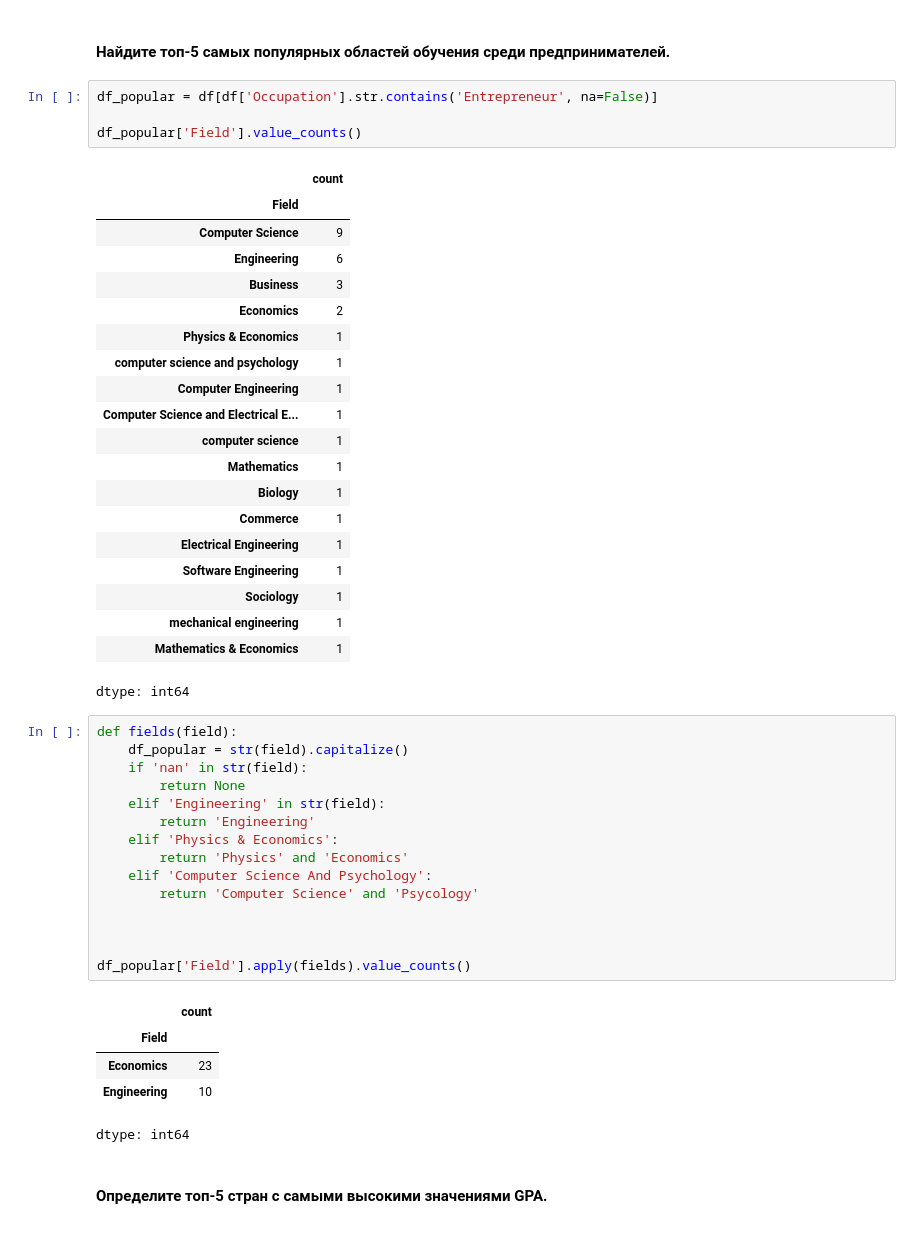
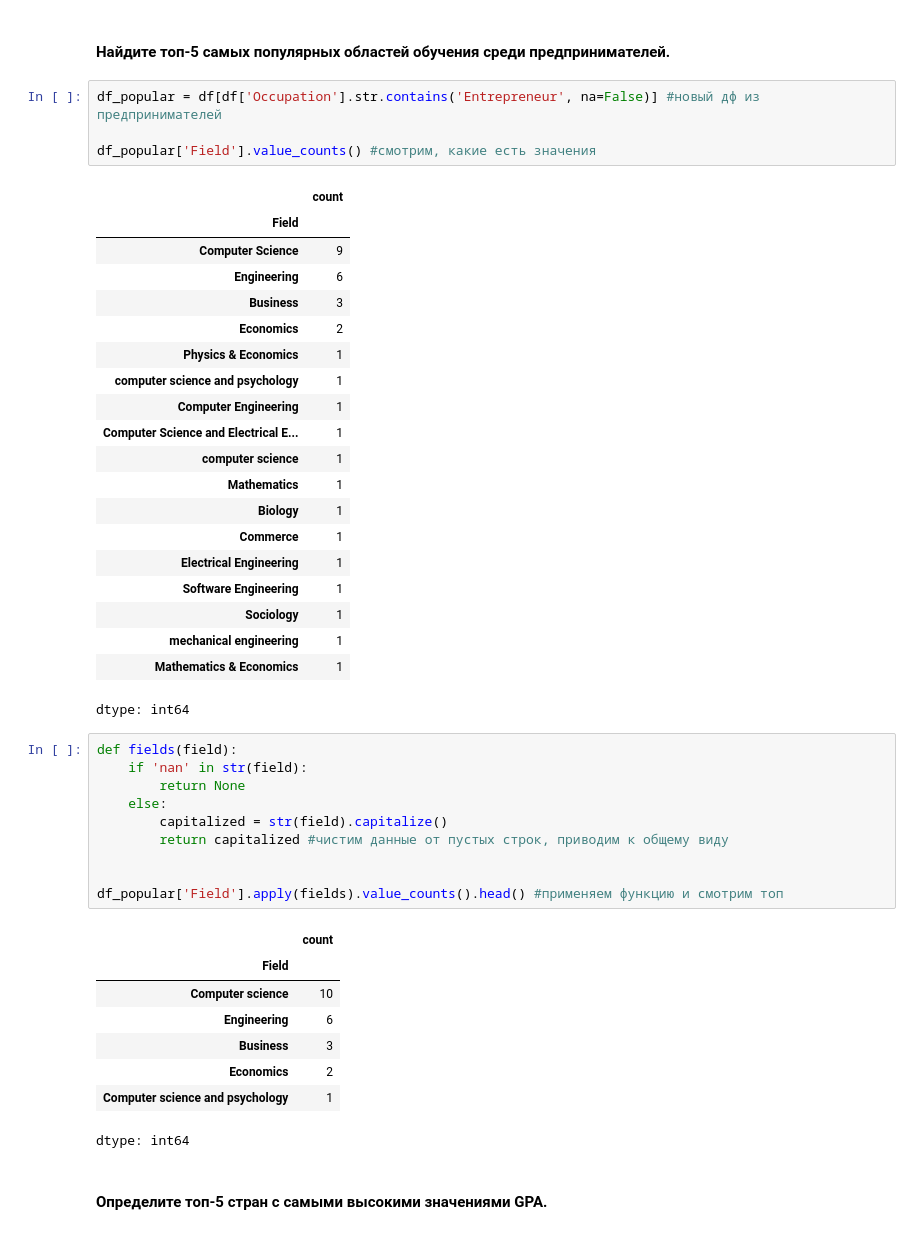
Before and after one commit to Alena-Ab/lingdata, a Jupyter notebook: homework22-23/hw1_2025.ipynb, the cells around one changed output. Saved outputs shown, nothing was run; the diff lists cells and outputs as text.

```diff
--- a/homework22-23/hw1_2025.ipynb
+++ b/homework22-23/hw1_2025.ipynb
@@ -349,9 +349,9 @@ dtype: int64
 # %% [markdown]
 #### Найдите топ-5 самых популярных областей обучения среди предпринимателей.
 # %%
-df_popular = df[df['Occupation'].str.contains('Entrepreneur', na=False)]
+df_popular = df[df['Occupation'].str.contains('Entrepreneur', na=False)] #новый дф из предпринимателей
 
-df_popular['Field'].value_counts()
+df_popular['Field'].value_counts() #смотрим, какие есть значения
 # %% [output]
 |  | count |
 | Field |  |
@@ -375,24 +375,22 @@ df_popular['Field'].value_counts()
 dtype: int64
 # %%
 def fields(field):
-    df_popular = str(field).capitalize()
     if 'nan' in str(field):
         return None
-    elif 'Engineering' in str(field):
-        return 'Engineering'
-    elif 'Physics & Economics':
-        return 'Physics' and 'Economics'
-    elif 'Computer Science And Psychology':
-        return 'Computer Science' and 'Psycology'
+    else:
+        capitalized = str(field).capitalize()
+        return capitalized #чистим данные от пустых строк, приводим к общему виду
 
 
-
-df_popular['Field'].apply(fields).value_counts()
+df_popular['Field'].apply(fields).value_counts().head() #применяем функцию и смотрим топ
 # %% [output]
 |  | count |
 | Field |  |
-| Economics | 23 |
-| Engineering | 10 |
+| Computer science | 10 |
+| Engineering | 6 |
+| Business | 3 |
+| Economics | 2 |
+| Computer science and psychology | 1 |
 dtype: int64
 # %% [markdown]
 #### Определите топ-5 стран с самыми высокими значениями GPA.
```
Also changed, not shown: parts of 27 cells of this notebook.
